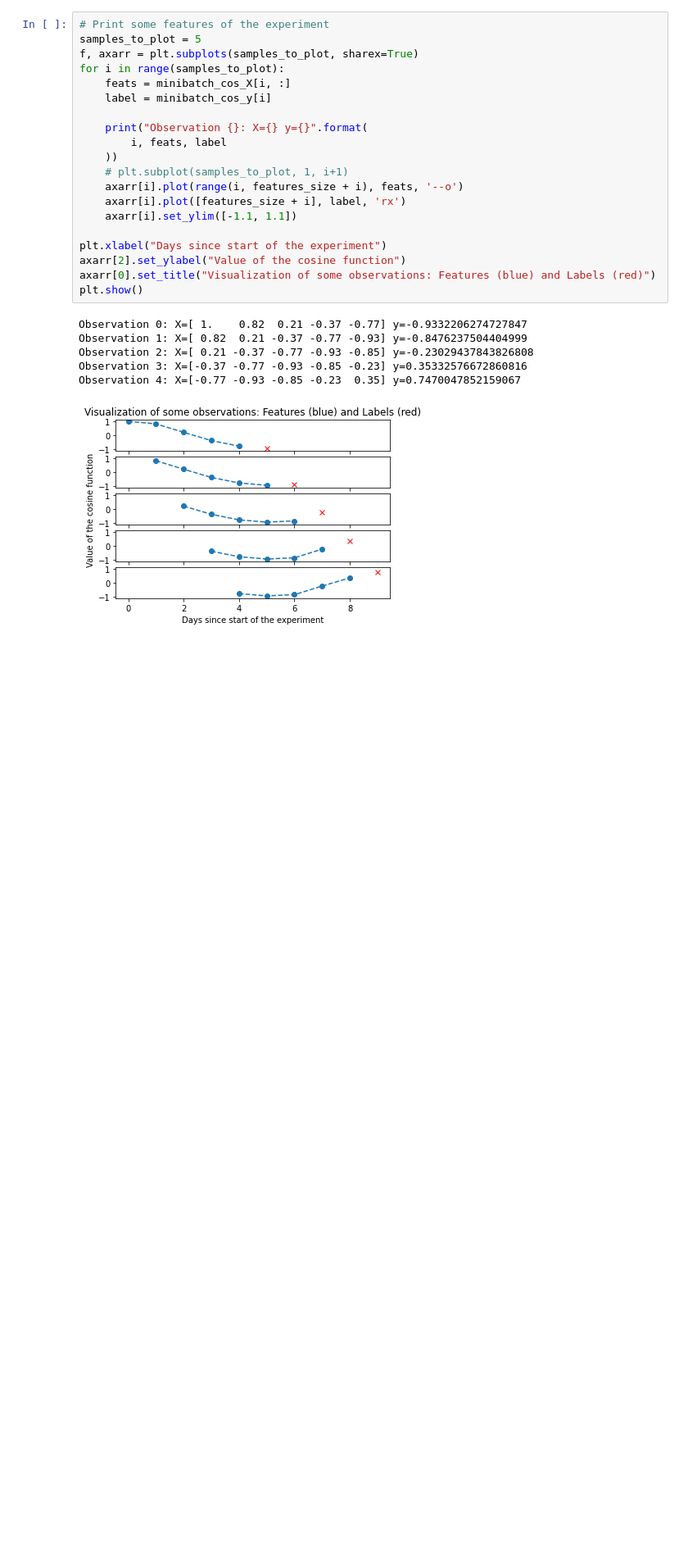
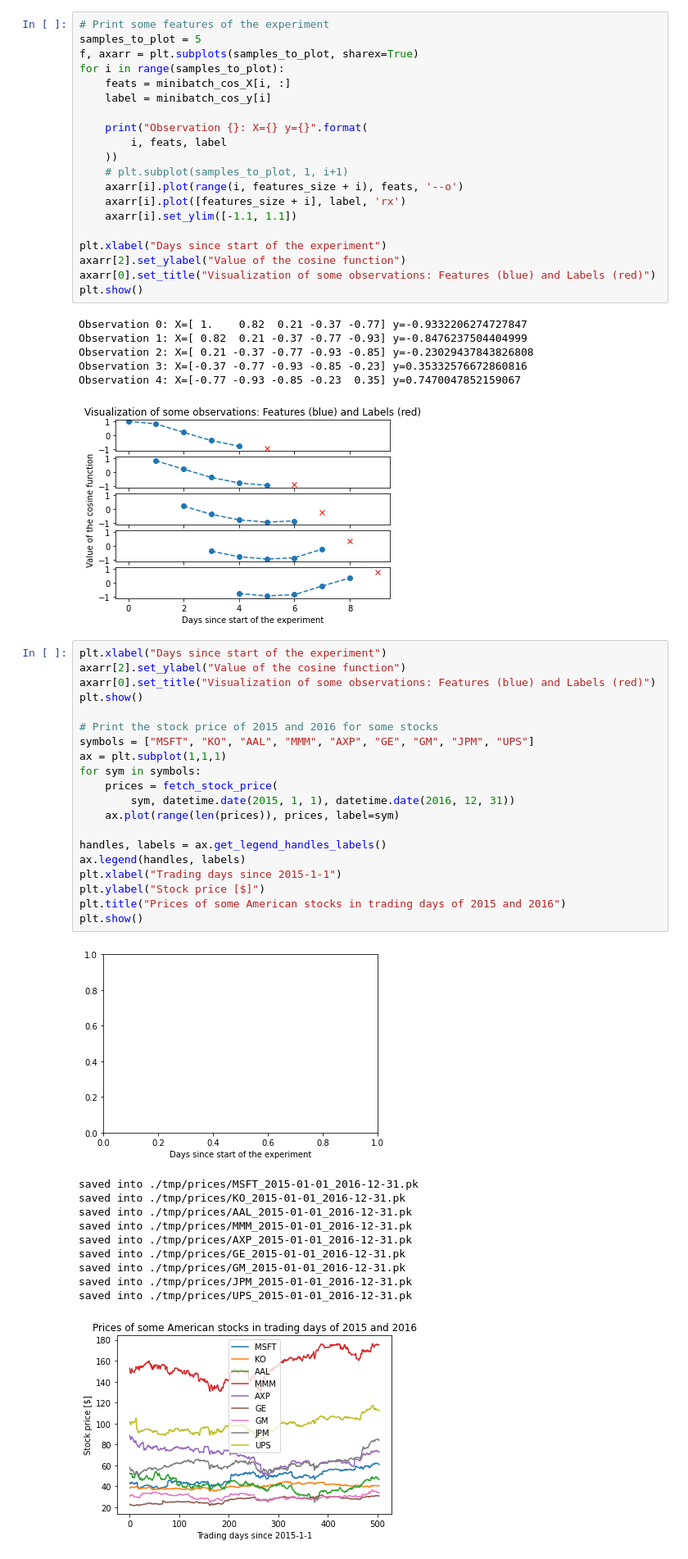
Before and after one commit to yyc9337/Deep-Learning, a Jupyter notebook: 실전활용 텐서플로 딥러닝 프로젝트/5. LSTM을 이용한 주가 예측/LSTM.ipynb, the cells around one changed output. Shown at 82% size. Saved outputs shown, nothing was run; the diff lists cells and outputs as text; blank space fills up the shorter version.

```diff
--- a/실전활용 텐서플로 딥러닝 프로젝트/5. LSTM을 이용한 주가 예측/LSTM.ipynb
+++ b/실전활용 텐서플로 딥러닝 프로젝트/5. LSTM을 이용한 주가 예측/LSTM.ipynb
@@ -83,3 +83,35 @@ Observation 2: X=[ 0.21 -0.37 -0.77 -0.93 -0.85] y=-0.23029437843826808
 Observation 3: X=[-0.37 -0.77 -0.93 -0.85 -0.23] y=0.35332576672860816
 Observation 4: X=[-0.77 -0.93 -0.85 -0.23  0.35] y=0.7470047852159067
 [figure]
+# %%
+plt.xlabel("Days since start of the experiment")
+axarr[2].set_ylabel("Value of the cosine function")
+axarr[0].set_title("Visualization of some observations: Features (blue) and Labels (red)")
+plt.show()
+
+# Print the stock price of 2015 and 2016 for some stocks
+symbols = ["MSFT", "KO", "AAL", "MMM", "AXP", "GE", "GM", "JPM", "UPS"]
+ax = plt.subplot(1,1,1)
+for sym in symbols:
+    prices = fetch_stock_price(
+        sym, datetime.date(2015, 1, 1), datetime.date(2016, 12, 31))
+    ax.plot(range(len(prices)), prices, label=sym)
+
+handles, labels = ax.get_legend_handles_labels()
+ax.legend(handles, labels)
+plt.xlabel("Trading days since 2015-1-1")
+plt.ylabel("Stock price [$]")
+plt.title("Prices of some American stocks in trading days of 2015 and 2016")
+plt.show()
+# %% [output]
+[figure, added]
+saved into ./tmp/prices/MSFT_2015-01-01_2016-12-31.pk
+saved into ./tmp/prices/KO_2015-01-01_2016-12-31.pk
+saved into ./tmp/prices/AAL_2015-01-01_2016-12-31.pk
+saved into ./tmp/prices/MMM_2015-01-01_2016-12-31.pk
+saved into ./tmp/prices/AXP_2015-01-01_2016-12-31.pk
+saved into ./tmp/prices/GE_2015-01-01_2016-12-31.pk
+saved into ./tmp/prices/GM_2015-01-01_2016-12-31.pk
+saved into ./tmp/prices/JPM_2015-01-01_2016-12-31.pk
+saved into ./tmp/prices/UPS_2015-01-01_2016-12-31.pk
+[figure, added]
```
Also changed, not shown: 9 other files.
